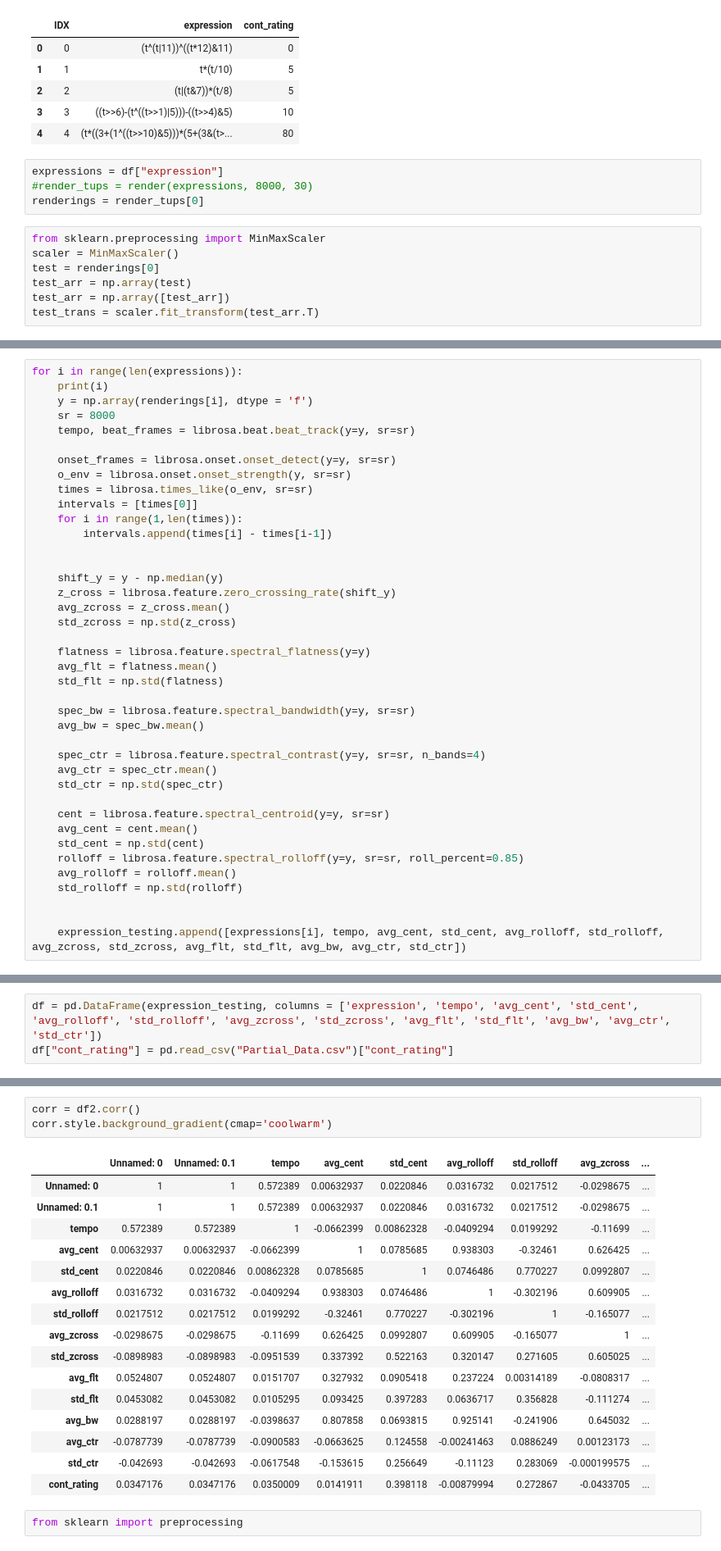
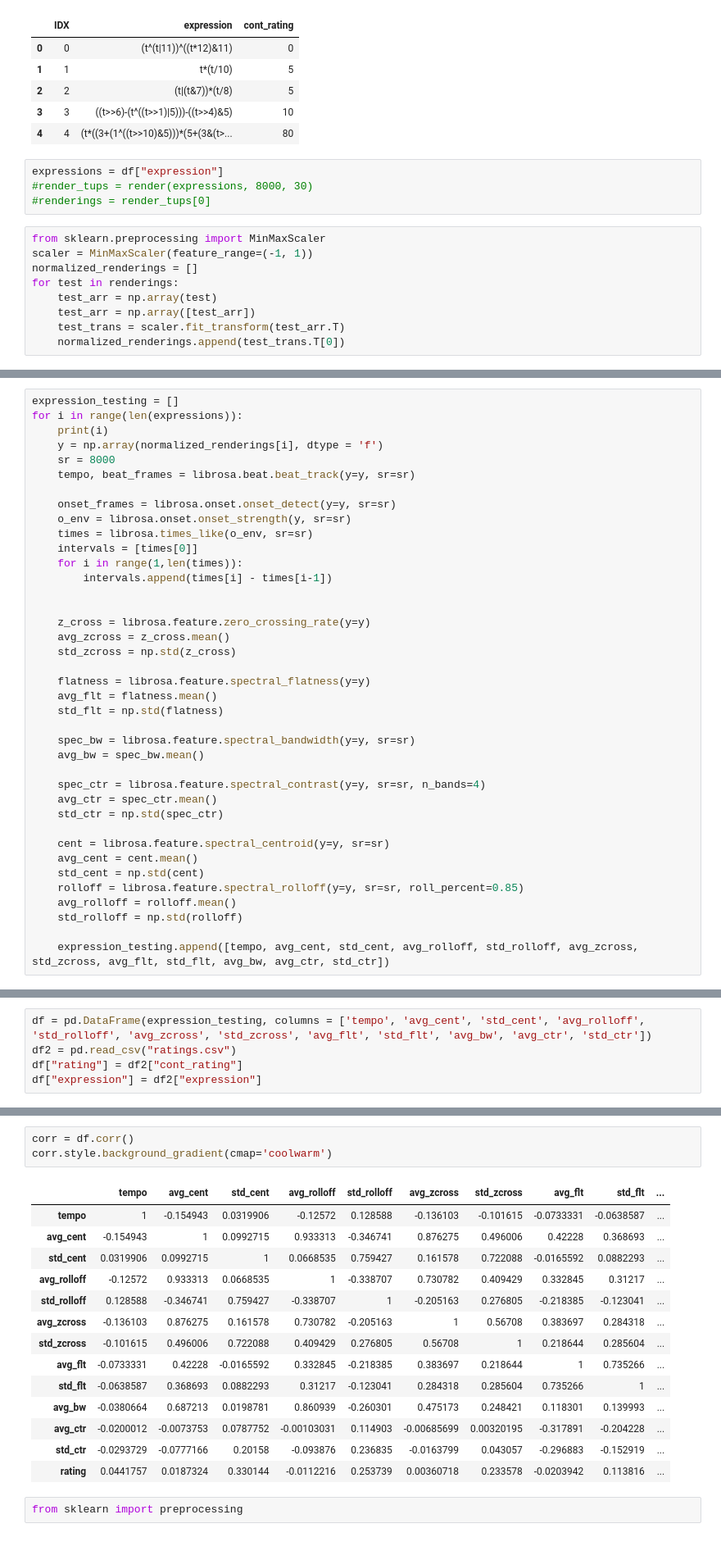
Before and after one commit to robertopablonoel/ByteBeat, a Jupyter notebook: Tree Parser/Analyze.ipynb, the cells around one changed output, grey strips where cells are left out. Shown at 82% size. Drawn from its saved outputs; the diff is of its cells as text.

```diff
--- a/Tree Parser/Analyze.ipynb
+++ b/Tree Parser/Analyze.ipynb
@@ -52,11 +52,13 @@ df.head()
 # %%
 expressions = df["expression"]
 #render_tups = render(expressions, 8000, 30)
-renderings = render_tups[0]
+#renderings = render_tups[0]
 # %%
 from sklearn.preprocessing import MinMaxScaler
-scaler = MinMaxScaler()
-test = renderings[0]
-test_arr = np.array(test)
-test_arr = np.array([test_arr])
-test_trans = scaler.fit_transform(test_arr.T)
+scaler = MinMaxScaler(feature_range=(-1, 1))
+normalized_renderings = []
+for test in renderings:
+    test_arr = np.array(test)
+    test_arr = np.array([test_arr])
+    test_trans = scaler.fit_transform(test_arr.T)
+    normalized_renderings.append(test_trans.T[0])
@@ -71,7 +81,8 @@ IPython.display.Audio(expression_testing[0], rate=8000)
 # %%
+expression_testing = []
 for i in range(len(expressions)):
     print(i)
-    y = np.array(renderings[i], dtype = 'f')
+    y = np.array(normalized_renderings[i], dtype = 'f')
     sr = 8000
     tempo, beat_frames = librosa.beat.beat_track(y=y, sr=sr)
 
@@ -83,8 +94,7 @@ for i in range(len(expressions)):
         intervals.append(times[i] - times[i-1])
 
 
-    shift_y = y - np.median(y)
-    z_cross = librosa.feature.zero_crossing_rate(shift_y)
+    z_cross = librosa.feature.zero_crossing_rate(y=y)
     avg_zcross = z_cross.mean()
     std_zcross = np.std(z_cross)
 
@@ -106,8 +116,7 @@ for i in range(len(expressions)):
     avg_rolloff = rolloff.mean()
     std_rolloff = np.std(rolloff)
 
-
-    expression_testing.append([expressions[i], tempo, avg_cent, std_cent, avg_rolloff, std_rolloff, avg_zcross, std_zcross, avg_flt, std_flt, avg_bw, avg_ctr, std_ctr])
+    expression_testing.append([tempo, avg_cent, std_cent, avg_rolloff, std_rolloff, avg_zcross, std_zcross, avg_flt, std_flt, avg_bw, avg_ctr, std_ctr])
 # %% [output]
 0
 1
@@ -129,6 +140,8 @@ for i in range(len(expressions)):
 # %%
-df = pd.DataFrame(expression_testing, columns = ['expression', 'tempo', 'avg_cent', 'std_cent', 'avg_rolloff', 'std_rolloff', 'avg_zcross', 'std_zcross', 'avg_flt', 'std_flt', 'avg_bw', 'avg_ctr', 'std_ctr'])
-df["cont_rating"] = pd.read_csv("Partial_Data.csv")["cont_rating"]
+df = pd.DataFrame(expression_testing, columns = ['tempo', 'avg_cent', 'std_cent', 'avg_rolloff', 'std_rolloff', 'avg_zcross', 'std_zcross', 'avg_flt', 'std_flt', 'avg_bw', 'avg_ctr', 'std_ctr'])
+df2 = pd.read_csv("ratings.csv")
+df["rating"] = df2["cont_rating"]
+df["expression"] = df2["expression"]
 # %%
 df
 # %% [output]
@@ -189,23 +200,21 @@ df2.to_csv("spectral_data2.csv")
 # %%
-corr = df2.corr()
+corr = df.corr()
 corr.style.background_gradient(cmap='coolwarm')
 # %% [output]
-|  | Unnamed: 0 | Unnamed: 0.1 | tempo | avg_cent | std_cent | avg_rolloff | std_rolloff | avg_zcross | ... |
-| Unnamed: 0 | 1 | 1 | 0.572389 | 0.00632937 | 0.0220846 | 0.0316732 | 0.0217512 | -0.0298675 | ... |
-| Unnamed: 0.1 | 1 | 1 | 0.572389 | 0.00632937 | 0.0220846 | 0.0316732 | 0.0217512 | -0.0298675 | ... |
-| tempo | 0.572389 | 0.572389 | 1 | -0.0662399 | 0.00862328 | -0.0409294 | 0.0199292 | -0.11699 | ... |
-| avg_cent | 0.00632937 | 0.00632937 | -0.0662399 | 1 | 0.0785685 | 0.938303 | -0.32461 | 0.626425 | ... |
-| std_cent | 0.0220846 | 0.0220846 | 0.00862328 | 0.0785685 | 1 | 0.0746486 | 0.770227 | 0.0992807 | ... |
-| avg_rolloff | 0.0316732 | 0.0316732 | -0.0409294 | 0.938303 | 0.0746486 | 1 | -0.302196 | 0.609905 | ... |
-| std_rolloff | 0.0217512 | 0.0217512 | 0.0199292 | -0.32461 | 0.770227 | -0.302196 | 1 | -0.165077 | ... |
-| avg_zcross | -0.0298675 | -0.0298675 | -0.11699 | 0.626425 | 0.0992807 | 0.609905 | -0.165077 | 1 | ... |
-| std_zcross | -0.0898983 | -0.0898983 | -0.0951539 | 0.337392 | 0.522163 | 0.320147 | 0.271605 | 0.605025 | ... |
-| avg_flt | 0.0524807 | 0.0524807 | 0.0151707 | 0.327932 | 0.0905418 | 0.237224 | 0.00314189 | -0.0808317 | ... |
-| std_flt | 0.0453082 | 0.0453082 | 0.0105295 | 0.093425 | 0.397283 | 0.0636717 | 0.356828 | -0.111274 | ... |
-| avg_bw | 0.0288197 | 0.0288197 | -0.0398637 | 0.807858 | 0.0693815 | 0.925141 | -0.241906 | 0.645032 | ... |
-| avg_ctr | -0.0787739 | -0.0787739 | -0.0900583 | -0.0663625 | 0.124558 | -0.00241463 | 0.0886249 | 0.00123173 | ... |
-| std_ctr | -0.042693 | -0.042693 | -0.0617548 | -0.153615 | 0.256649 | -0.11123 | 0.283069 | -0.000199575 | ... |
-| cont_rating | 0.0347176 | 0.0347176 | 0.0350009 | 0.0141911 | 0.398118 | -0.00879994 | 0.272867 | -0.0433705 | ... |
+|  | tempo | avg_cent | std_cent | avg_rolloff | std_rolloff | avg_zcross | std_zcross | avg_flt | std_flt | ... |
+| tempo | 1 | -0.154943 | 0.0319906 | -0.12572 | 0.128588 | -0.136103 | -0.101615 | -0.0733331 | -0.0638587 | ... |
+| avg_cent | -0.154943 | 1 | 0.0992715 | 0.933313 | -0.346741 | 0.876275 | 0.496006 | 0.42228 | 0.368693 | ... |
+| std_cent | 0.0319906 | 0.0992715 | 1 | 0.0668535 | 0.759427 | 0.161578 | 0.722088 | -0.0165592 | 0.0882293 | ... |
+| avg_rolloff | -0.12572 | 0.933313 | 0.0668535 | 1 | -0.338707 | 0.730782 | 0.409429 | 0.332845 | 0.31217 | ... |
+| std_rolloff | 0.128588 | -0.346741 | 0.759427 | -0.338707 | 1 | -0.205163 | 0.276805 | -0.218385 | -0.123041 | ... |
+| avg_zcross | -0.136103 | 0.876275 | 0.161578 | 0.730782 | -0.205163 | 1 | 0.56708 | 0.383697 | 0.284318 | ... |
+| std_zcross | -0.101615 | 0.496006 | 0.722088 | 0.409429 | 0.276805 | 0.56708 | 1 | 0.218644 | 0.285604 | ... |
+| avg_flt | -0.0733331 | 0.42228 | -0.0165592 | 0.332845 | -0.218385 | 0.383697 | 0.218644 | 1 | 0.735266 | ... |
+| std_flt | -0.0638587 | 0.368693 | 0.0882293 | 0.31217 | -0.123041 | 0.284318 | 0.285604 | 0.735266 | 1 | ... |
+| avg_bw | -0.0380664 | 0.687213 | 0.0198781 | 0.860939 | -0.260301 | 0.475173 | 0.248421 | 0.118301 | 0.139993 | ... |
+| avg_ctr | -0.0200012 | -0.0073753 | 0.0787752 | -0.00103031 | 0.114903 | -0.00685699 | 0.00320195 | -0.317891 | -0.204228 | ... |
+| std_ctr | -0.0293729 | -0.0777166 | 0.20158 | -0.093876 | 0.236835 | -0.0163799 | 0.043057 | -0.296883 | -0.152919 | ... |
+| rating | 0.0441757 | 0.0187324 | 0.330144 | -0.0112216 | 0.253739 | 0.00360718 | 0.233578 | -0.0203942 | 0.113816 | ... |
 # %%
 from sklearn import preprocessing
 # %%
```
Also changed, not shown: parts of 18 cells of this notebook, 7 other files.
